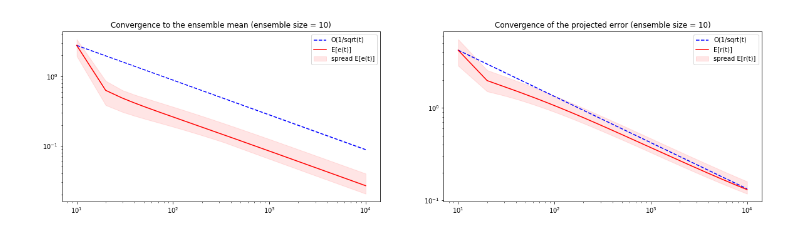
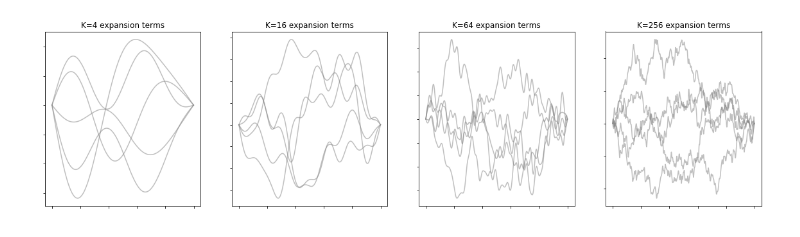
Before and after one commit to JIMMY-KSU/seminar_enkf_analysis, a Jupyter notebook: enkf.ipynb, the cells around one changed output. Saved outputs shown, nothing was run; the diff lists cells and outputs as text; code cells hidden in the pictures.

```diff
--- a/enkf.ipynb
+++ b/enkf.ipynb
@@ -77,9 +19,4 @@ HTML(enkf.plot_animation(real_param, [0, 1], plot).to_html5_video())
-# %%
-plt.figure(figsize=(20,5))
-
-plt.subplot(1,2,1)
-enkf.plot_mean_convergence()
-plt.subplot(1,2,2)
-enkf.plot_value_convergence(real_param)
-# %% [output]
-[figure, removed]
+# %%
+src.plots.plot_gps([4, 16, 64, 256])
+# %% [output]
+[figure, added]
```
Also changed, not shown: parts of 17 cells of this notebook, 10 other files.
